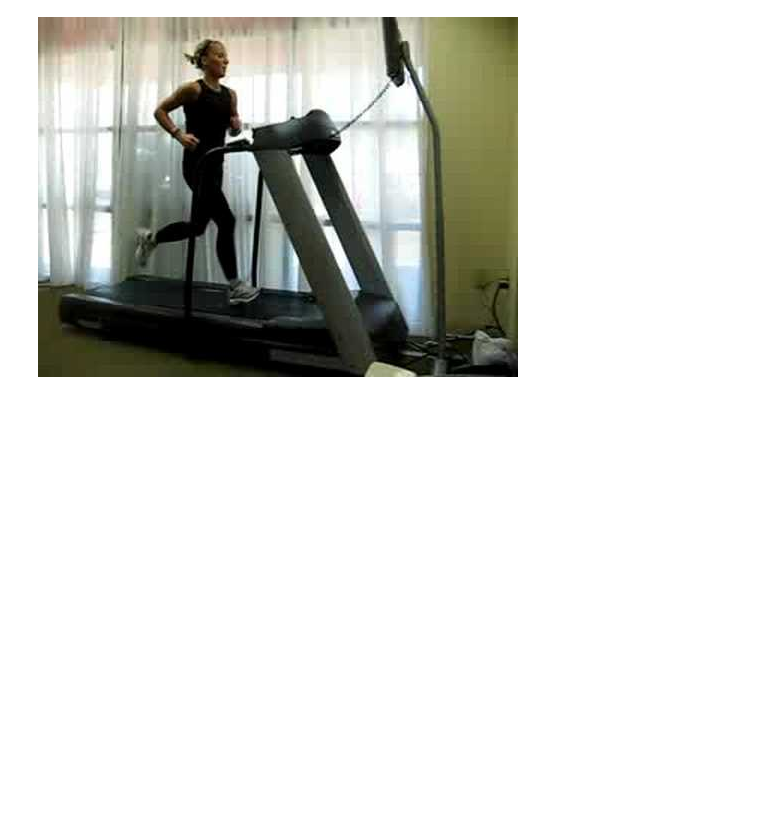
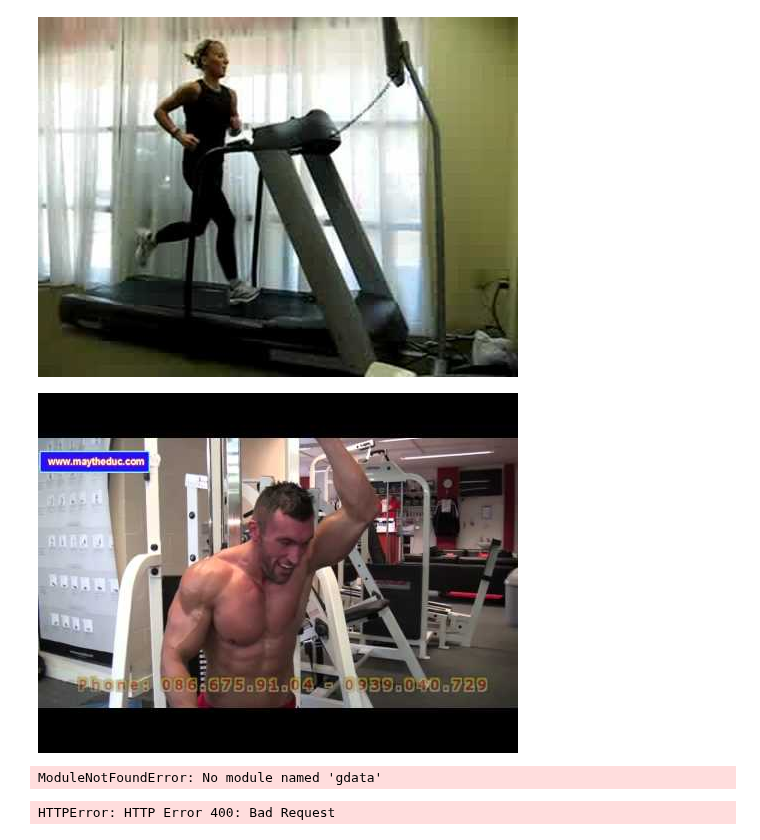
Before and after one commit to kevinjyee/YouTubeScraper, a Jupyter notebook: YouTubeAnalysis.ipynb, the cells around one changed output. Cells and saved outputs as stored; diff of their text form; code cells hidden in the pictures; blank space fills up the shorter version.

```diff
--- a/YouTubeAnalysis.ipynb
+++ b/YouTubeAnalysis.ipynb
@@ -44,6 +50,17 @@ Analyzed 1204 videos from YT8M
+# %%
+categories =  {122 : "Weight training",
+               204 : "Gym",
+               529 : "Squat",
+               532 : "Barbell",
+               892 : "Aerobics",
+              898 : "Pilates,
+               942 : "Dumbell",
+              4667 : "Golds Gym"}
 # %%
 # label 204 is gym
-gymVids = []
+gymVids = set
 for val in featureDict:
-    if 204 in featureDict[val]:
+    for cat in categories:
+        if cat in featureDict[val]:
+        print(val)
         gymVids.append(val)
@@ -68,3 +104,13 @@ YouTubeVideo(gymVids[3])
 # 20k Views
 # %% [output]
 [figure]
+# %%
+YouTubeVideo(gymVids[4])
+# %% [output]
+[figure, added]
+# %%
+import gdata.youtube
+import gdata.youtube.service
+yt_service.GetYouTubeVideoEntry(video_id=gymVids[0])
+# %% [output]
+ModuleNotFoundError: No module named 'gdata'
@@ -70,0 +124,42 @@ YouTubeVideo(gymVids[3])
+# %%
+api_key = 'AIzaSyCrFWiPfGcb5IsyS-wpAMk6eaNdMaC8pXs'
+channel = 'UCF0pVplsI8R5kcAqgtoRqoA'
+
+url =  "https://www.googleapis.com/youtube/v3/search"
+
+# construct the url
+
+url3 = url
+
+
+
+data = json.load(urllib2.urlopen(url3))
+
+
+l = []
+
+urlVid =  'https://www.googleapis.com/youtube/v3/videos?part=id,statistics&id='
+
+
+for item in data['items']:
+
+  l.append([item['id']['videoId'], item['snippet']['title'], item['snippet']['description']])
+
+
+with open('videoStats.csv', 'wb') as c:
+
+  writer = csv.writer(c)
+
+  writer.writerow(['Id', 'Title', 'Description', 'LikeCount', 'DislikeCount', 'ViewCount', 'FavoriteCount', 'CommentCount'])
+
+
+
+  for vid in l:
+
+    stats = json.load(urllib2.urlopen(urlVid + vid[0] + '&key=' + api_key))
+
+    s = stats['items'][0]['statistics']
+
+    writer.writerow([vid[0], vid[1].encode('utf8'), vid[2].encode('utf8'), s['likeCount'], s['dislikeCount'], s['viewCount'], s['favoriteCount'], s['commentCount']])
+# %% [output]
+HTTPError: HTTP Error 400: Bad Request
```
Also changed, not shown: parts of 4 cells of this notebook, 6 other files.
